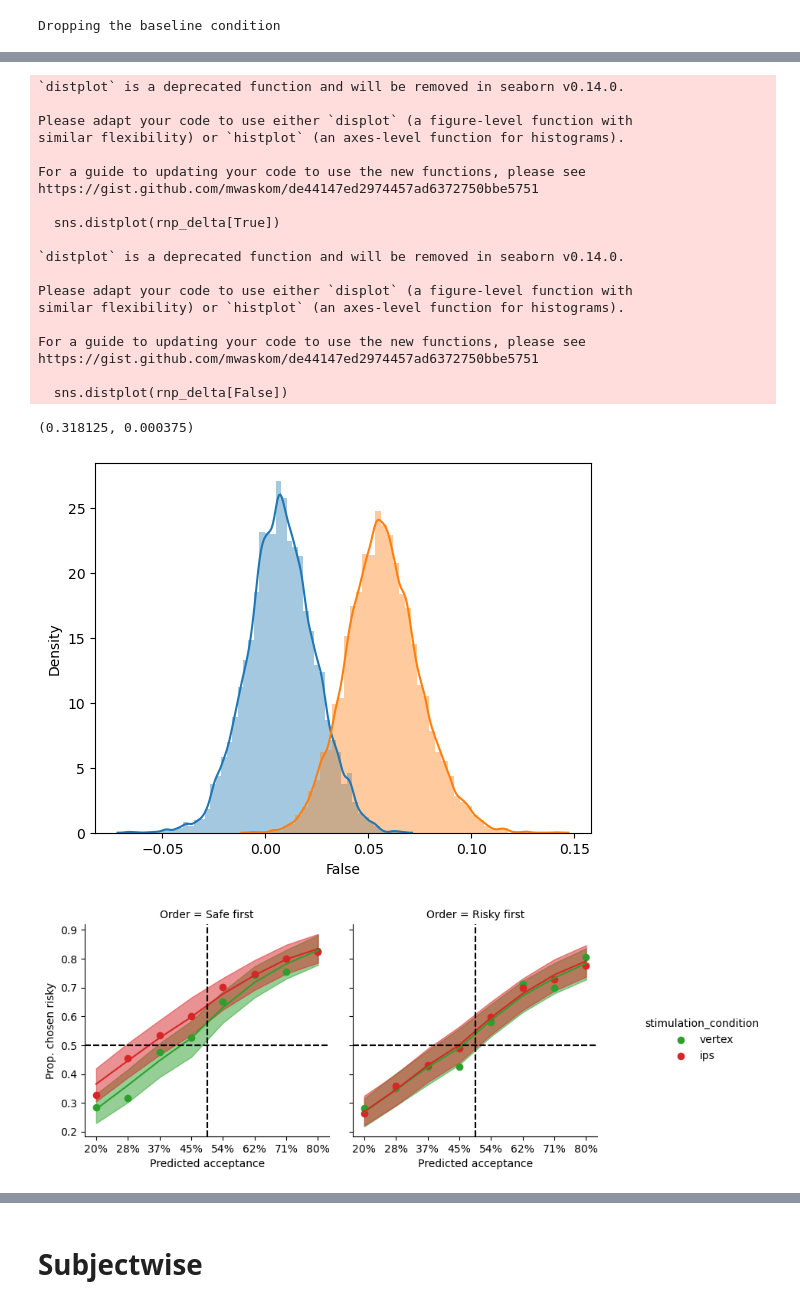
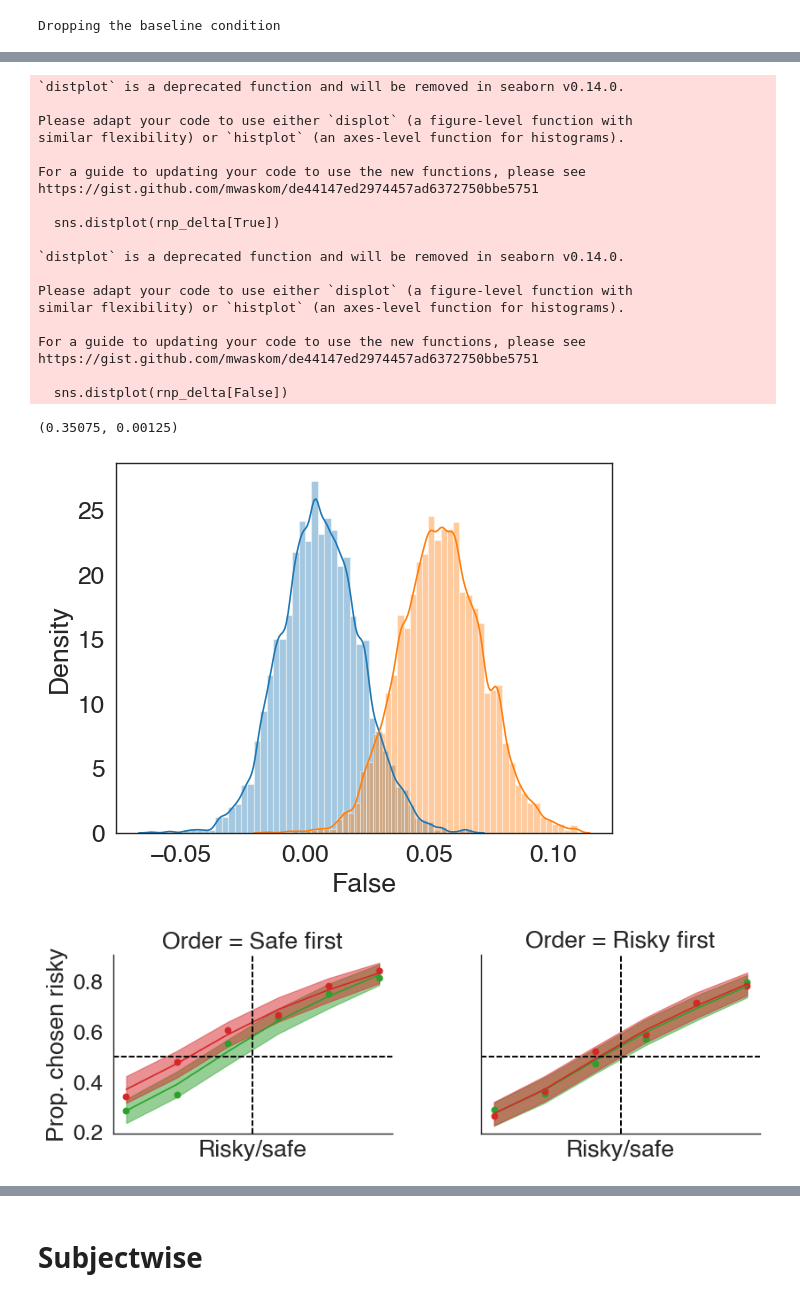
Before and after one commit to Gilles86/tms_risk, a Jupyter notebook: tms_risk/cogmodels/notebooks/analyze_probits.ipynb, the cells around one changed output, grey strips where cells are left out. Saved outputs shown, nothing was run; the diff lists cells and outputs as text; code cells hidden in the pictures.

```diff
--- a/tms_risk/cogmodels/notebooks/analyze_probits.ipynb
+++ b/tms_risk/cogmodels/notebooks/analyze_probits.ipynb
@@ -123,7 +123,7 @@ g.savefig('/data/ds-tmsrisk/derivatives/figures/probit_simple_ppc.png')
 # %% [markdown]
 # Probit with order
 # %%
-model_label = 'probit_order_model_session'
+model_label = 'probit_order'
 # %%
 data = get_data(model_label, bids_folder)
 model = build_model(model_label, data)
@@ -343,13 +307,18 @@ For a guide to updating your code to use the new functions, please see
 https://gist.github.com/mwaskom/de44147ed2974457ad6372750bbe5751
 
   sns.distplot(rnp_delta[False])
-(0.318125, 0.000375)
+(0.35075, 0.00125)
-[figure, old version]
+[figure, new version]
 # %%
 ppc = format_bambi_ppc(idata, model, data)
 # %%
-g = plot_ppc(data, ppc, 7, level='group', var_name='ll_bernoulli')
+g = plot_ppc(data, ppc, 7, level='group', var_name='ll_bernoulli', legend=False)
 
 g.fig.set_size_inches(10, 4)
+
+g.set(xticks=[], xlabel='Risky/safe')
+# g.set_xlabel('Risky/safe (a.u.)')
+
+g.savefig(op.join(bids_folder, 'derivatives', 'figures', 'probit_order_ppc.pdf'))
 # %% [output]
-[figure, old version]
+[figure, new version]
```
Also changed, not shown: parts of 21 cells of this notebook, 3 other files.
